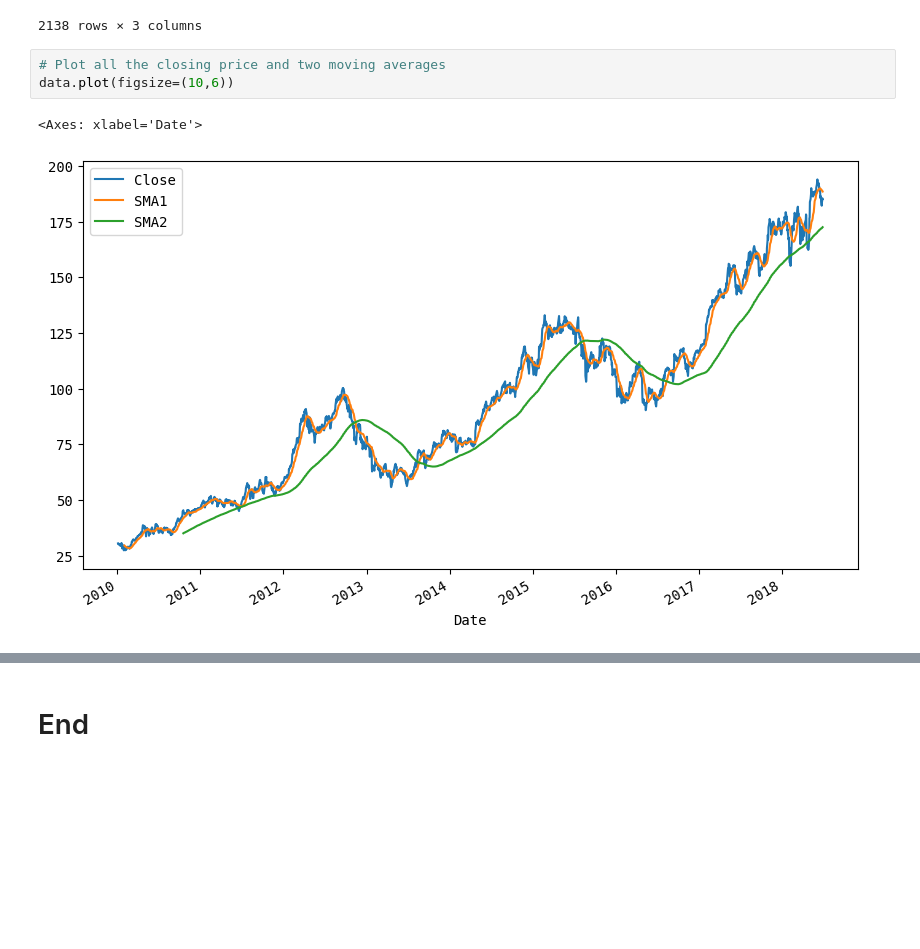
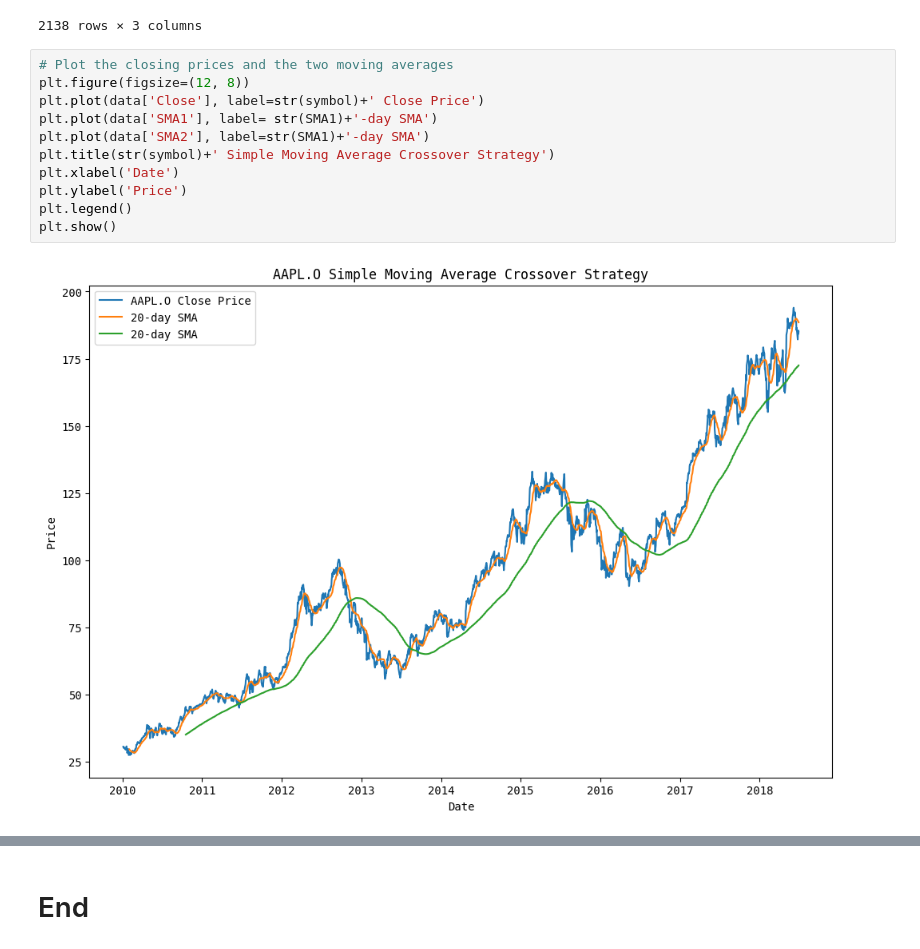
Before and after one commit to newsesame/GeneticAlgo_MovingAverageStrat, a Jupyter notebook: SMA.ipynb, the cells around one changed output, grey strips where cells are left out. Drawn from its saved outputs; the diff is of its cells as text; blank space fills up the shorter version.

```diff
--- a/SMA.ipynb
+++ b/SMA.ipynb
@@ -80,12 +79,19 @@ data
 | 2018-06-28 | 185.500000 | 188.7970 | 172.4008 |
 | 2018-06-29 | 185.110000 | 188.5405 | 172.5281 |
 2138 rows × 3 columns
-# %%
-# Plot all the closing price and two moving averages
-data.plot(figsize=(10,6))
-# %% [output]
-<Axes: xlabel='Date'>
-[figure, removed]
+# %%
+# Plot the closing prices and the two moving averages
+plt.figure(figsize=(12, 8))
+plt.plot(data['Close'], label=str(symbol)+' Close Price')
+plt.plot(data['SMA1'], label= str(SMA1)+'-day SMA')
+plt.plot(data['SMA2'], label=str(SMA1)+'-day SMA')
+plt.title(str(symbol)+' Simple Moving Average Crossover Strategy')
+plt.xlabel('Date')
+plt.ylabel('Price')
+plt.legend()
+plt.show()
+# %% [output]
+[figure, added]
 # %%
 # Generate trading signals based on moving average crossover
 data['Signal'] = 0
```
Also changed, not shown: parts of 8 cells of this notebook, 2 other files.
